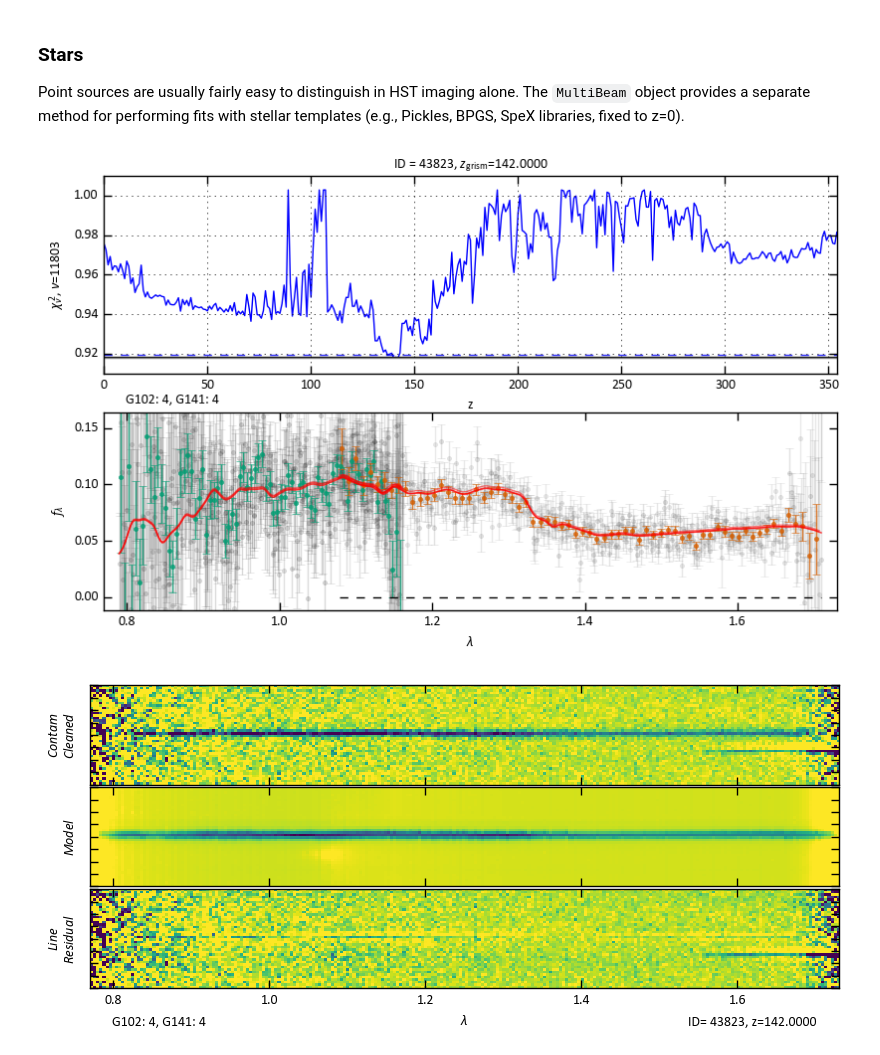
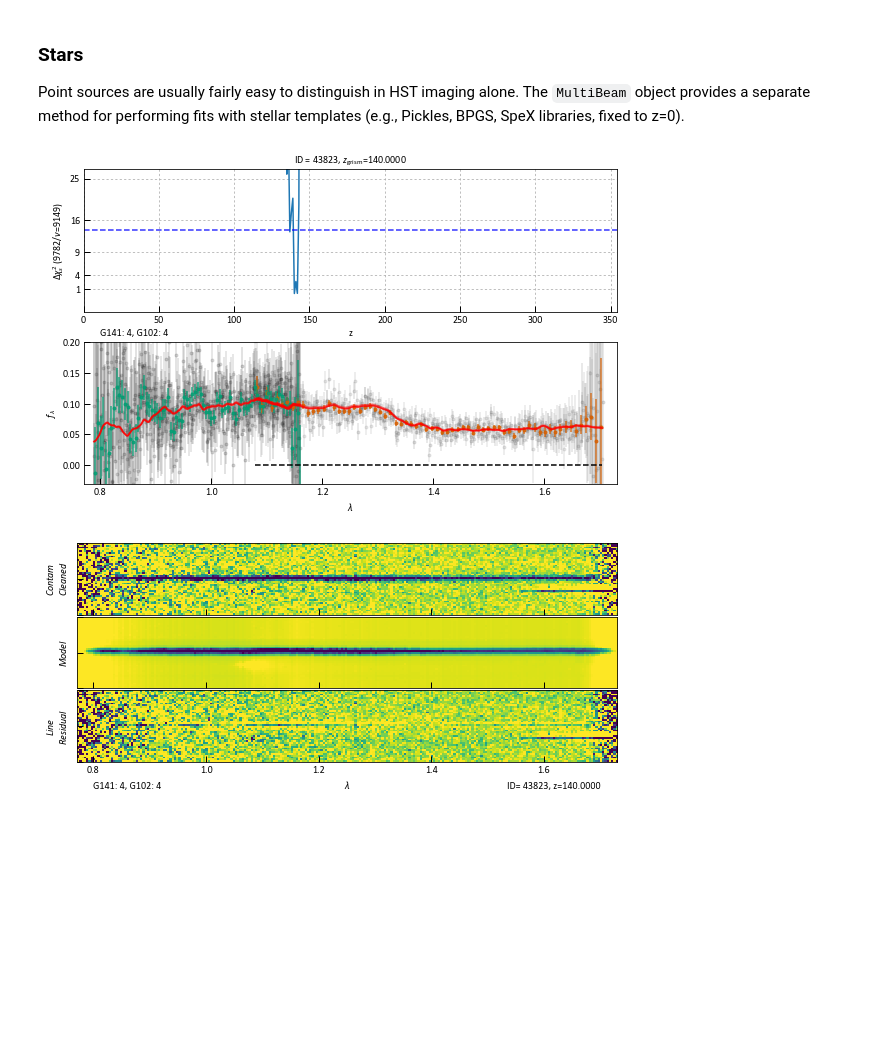
Before and after one commit to gbrammer/grizli, a Jupyter notebook: examples/WFC3IR_Reduction.ipynb, the cells around one changed output. Saved outputs shown, nothing was run; the diff lists cells and outputs as text; code cells hidden in the pictures; blank space fills up the shorter version.

```diff
--- a/examples/WFC3IR_Reduction.ipynb
+++ b/examples/WFC3IR_Reduction.ipynb
@@ -467,11 +471,12 @@ Point sources are usually fairly easy to distinguish in HST imaging alone.  The
 # %%
 # star
 pzfit ['zr'] = 0 # toggle stellar fit
 id = 43823
 beams = grp.get_beams(id, size=80)
-mb = MultiBeam(beams, fcontam=1, group_name='ers-grism')
+mb = MultiBeam(beams, fcontam=1, group_name='ers-grism', psf=False)
+#mb.write_beam_fits()
 out = mb.run_full_diagnostics(pzfit=pzfit, pspec2=pspec2, pline=pline,
                               GroupFLT=grp, prior=None, verbose=False)
 # %% [output]
-[figure, old version]
+[figure, new version]
-[figure, old version]
+[figure, new version]
```
Also changed, not shown: parts of 11 cells of this notebook.
